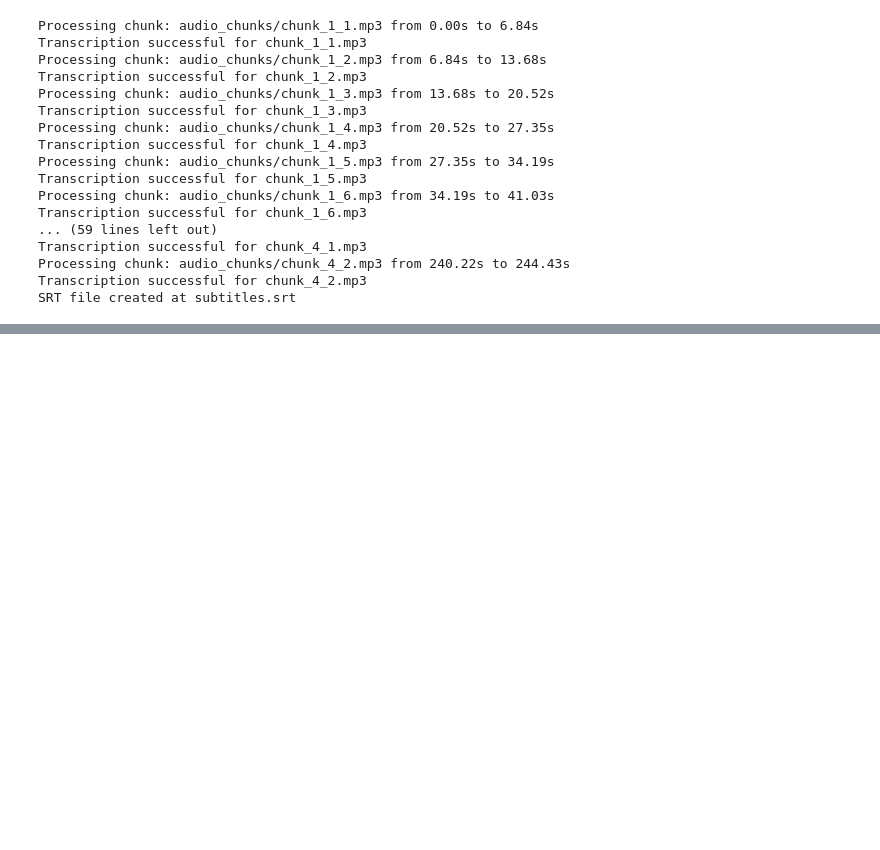
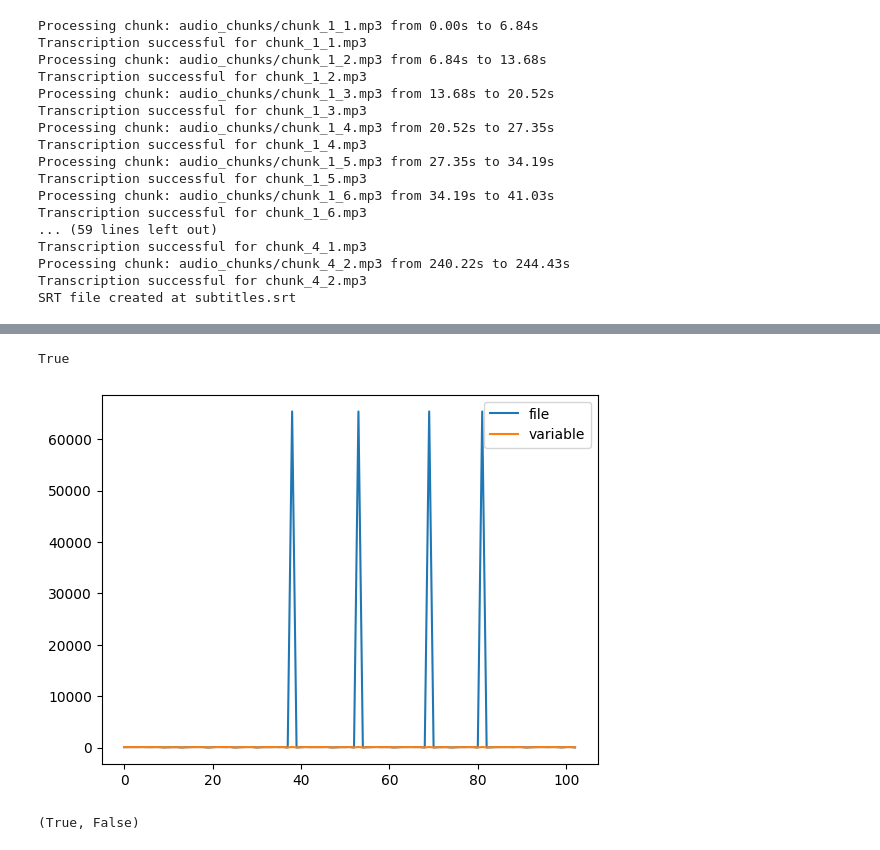
Before and after one commit to rakaar/eng_subtitles_for_indic_yt_videos, a Jupyter notebook: play1.ipynb, the cells around one changed output, grey strips where cells are left out. Drawn from its saved outputs; the diff is of its cells as text; code cells hidden in the pictures; blank space fills up the shorter version.

```diff
--- a/play1.ipynb
+++ b/play1.ipynb
@@ -499,0 +521,2 @@ SRT file created at subtitles.srt
+# %%
+youtube_link = 'https://www.youtube.com/watch?v=bw0eox2JlpE'
@@ -499,0 +529,7 @@ SRT file created at subtitles.srt
+# %%
+with yt_dlp.YoutubeDL(ydl_opts) as ydl:
+    info_dict = ydl.extract_info(youtube_link, download=True)
+    video_title = info_dict.get('title', None)
+    video_ext = info_dict.get('ext', None)
+    video_filename = f"{video_title}.{video_ext}"
+    video_path = os.path.join(output_path, video_filename)
@@ -499,0 +544,2 @@ SRT file created at subtitles.srt
+# %%
+downloaded_video = 'delete_me/Maa Nanna Super Hero Teaser ｜ Sudheer Babu ｜ Sayaji Shinde ｜ Sai Chand ｜ Abhilash Kankara.mp4'
@@ -499,0 +578,4 @@ SRT file created at subtitles.srt
+# %%
+# convert downloaded_video string to ascii numbers
+downloaded_video_ascii = [ord(char) for char in downloaded_video]
+video_path_ascii = [ord(char) for char in video_path]
@@ -499,0 +599,16 @@ SRT file created at subtitles.srt
+# %%
+normalized_video == video_path
+# %% [output]
+True
+# %%
+import matplotlib.pyplot as plt
+
+plt.plot(downloaded_video_ascii, label='file')
+plt.plot(video_path_ascii, label='variable');
+plt.legend();
+# %% [output]
+[figure, added]
+# %%
+os.path.exists(downloaded_video), os.path.exists(video_path)
+# %% [output]
+(True, False)
```
Also changed, not shown: parts of 12 cells of this notebook, 4 other files.
